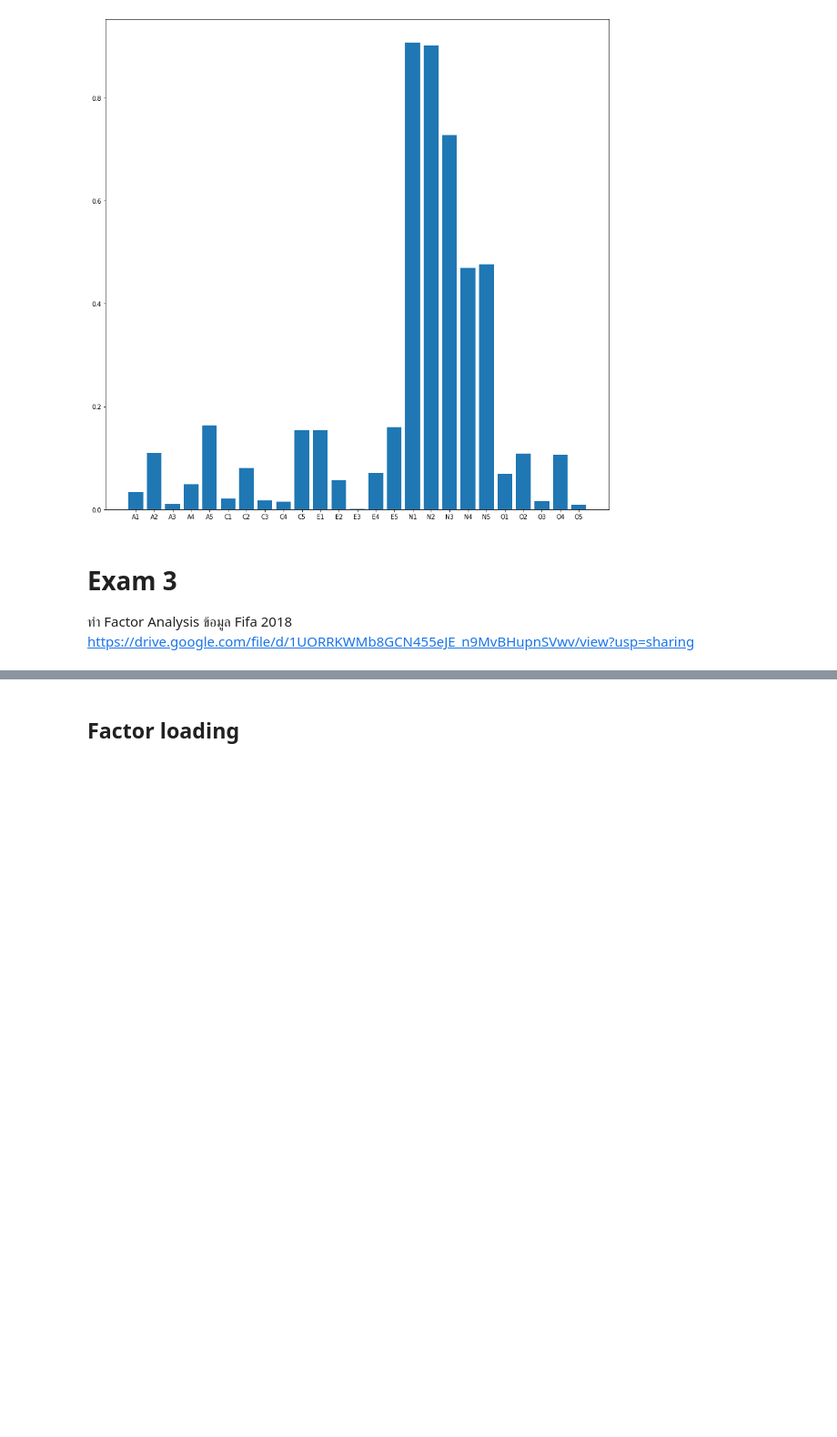
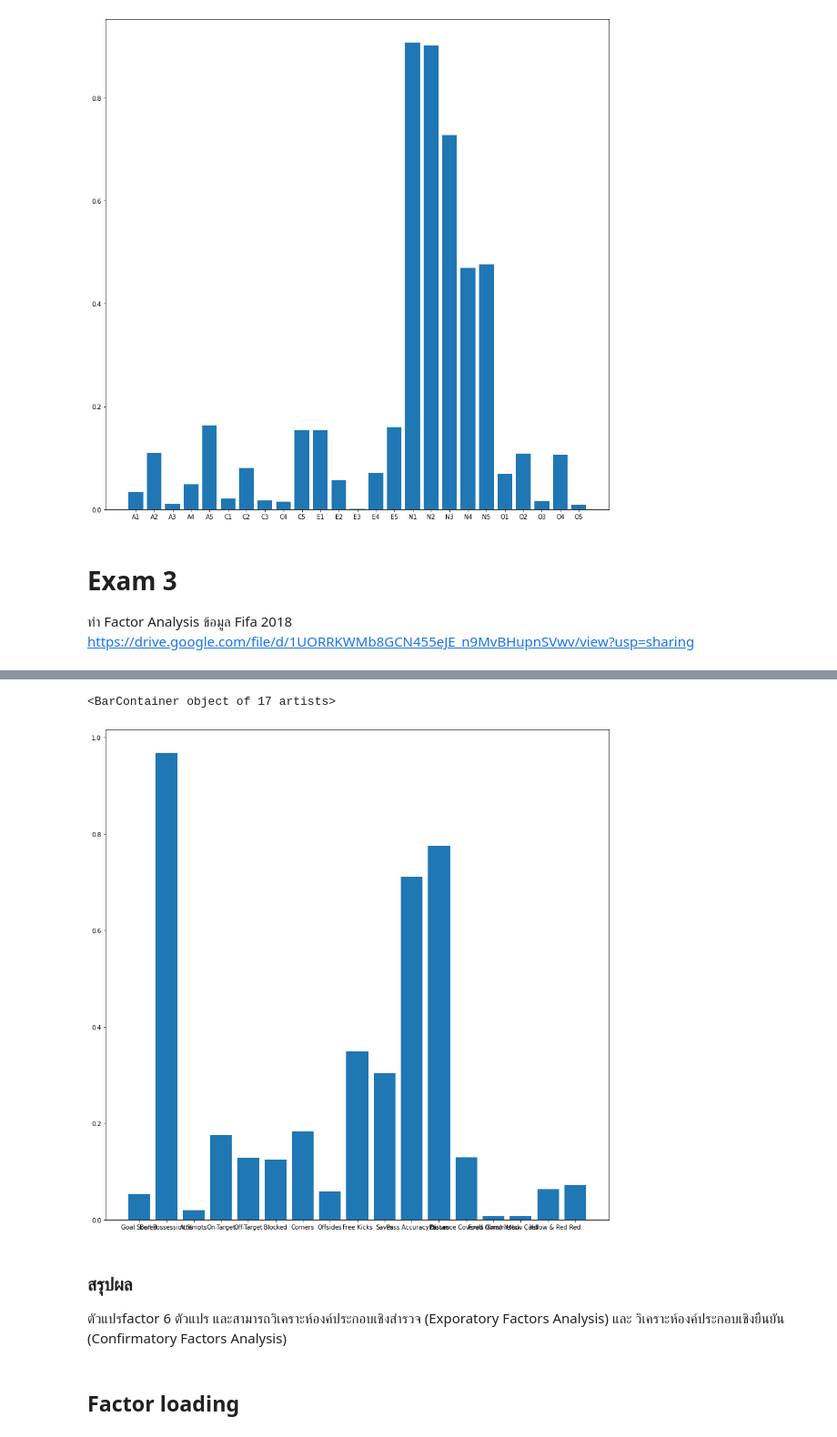
Before and after one commit to kittikhun62/Multivariate, a Jupyter notebook: Chapter_5_Factor_Analysis.ipynb, the cells around one changed output, grey strips where cells are left out. Shown at 91% size. Cells and saved outputs as stored; diff of their text form; code cells hidden in the pictures; blank space fills up the shorter version.

```diff
--- a/Chapter_5_Factor_Analysis.ipynb
+++ b/Chapter_5_Factor_Analysis.ipynb
@@ -223,3 +373,12 @@ https://drive.google.com/file/d/1UORRKWMb8GCN455eJE_n9MvBHupnSVwv/view?usp=shari
+# %%
+# กราฟแท่ง
+plt.bar(range(17),np.absolute(ex3_fa2.loadings_[:,0]),tick_label=ex3_dropped.columns)
+# %% [output]
+<BarContainer object of 17 artists>
+[figure, added]
+# %% [markdown]
+### สรุปผล
+ตัวแปรfactor 6 ตัวแปร และสามารถวิเคราะห์องค์ประกอบเชิงสำรวจ (Exporatory Factors Analysis) และ วิเคราะห์องค์ประกอบเชิงยืนยัน (Confirmatory Factors Analysis)
 # %% [markdown]
 ## Factor loading
 # %%
```
Also changed, not shown: parts of 25 cells of this notebook.
